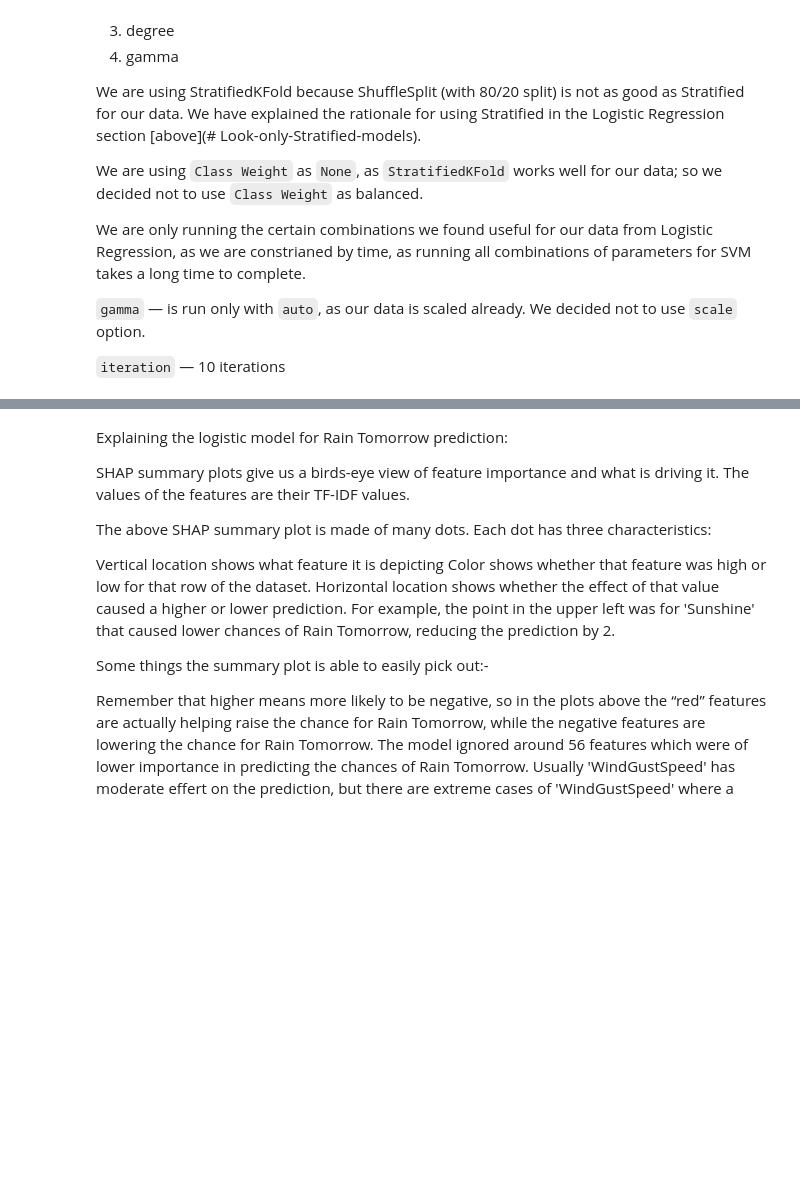
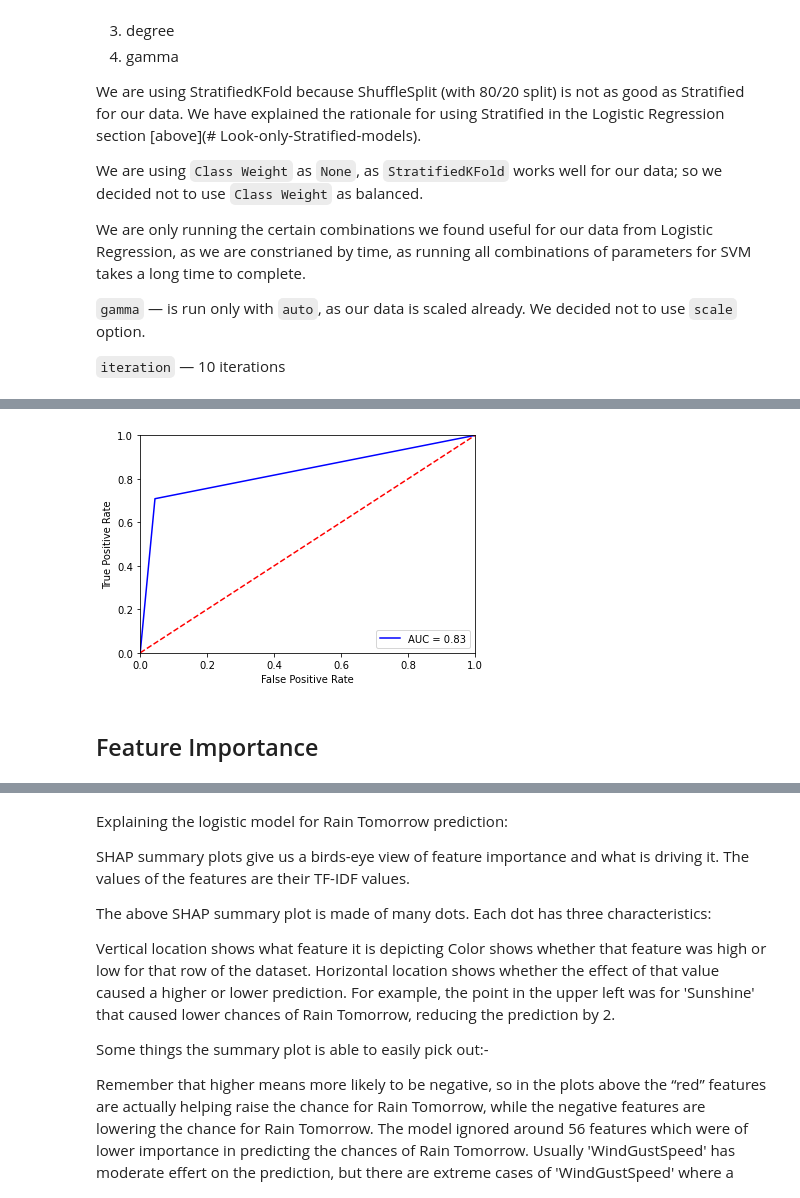
Before and after one commit to ravisiv/AussieWeatherEDA, a Jupyter notebook: MiniLab_Group3_Chowdhury_Mittal_Srivastava_Sivaraman.ipynb, the cells around one changed output, grey strips where cells are left out. Saved outputs shown, nothing was run; the diff lists cells and outputs as text; code cells hidden in the pictures; blank space fills up the shorter version.

```diff
--- a/MiniLab_Group3_Chowdhury_Mittal_Srivastava_Sivaraman.ipynb
+++ b/MiniLab_Group3_Chowdhury_Mittal_Srivastava_Sivaraman.ipynb
@@ -921,14 +872,0 @@ NameError: name 'model_stats' is not defined
-# %%
-# ROC
-for index, row in df_ret_svm.iterrows():
-    fpr = row["fpr"]
-    tpr = row["tpr"]
-    roc_auc = metrics.auc(fpr, tpr)
-    plt.plot(fpr, tpr, 'b', label = 'AUC = %0.2f' % roc_auc)
-    plt.legend(loc = 'lower right')
-    plt.plot([0, 1], [0, 1],'r--')
-    plt.xlim([0, 1])
-    plt.ylim([0, 1])
-    plt.ylabel('True Positive Rate')
-    plt.xlabel('False Positive Rate')
-    plt.show()
@@ -934,0 +906,4 @@ for index, row in df_ret_svm.iterrows():
+# %%
+model_perf_svm_df = model_perf_svm_df.sort_values(by=['AccuracyNone', 'MacroAvgf1-scoreNone','MacroAvgRecallNone'], ascending=False)
+# %%
+top_svm_model = model_perf_svm_df.head(1)
@@ -935,3 +915,21 @@ for index, row in df_ret_svm.iterrows():
+# %%
+# ROC
+for index, row in top_svm_model.iterrows():
+    fpr = row["fprNone"]
+    tpr = row["tprNone"]
+    roc_auc = metrics.auc(fpr, tpr)
+    plt.plot(fpr, tpr, 'b', label = 'AUC = %0.2f' % roc_auc)
+    plt.legend(loc = 'lower right')
+    plt.plot([0, 1], [0, 1],'r--')
+    plt.xlim([0, 1])
+    plt.ylim([0, 1])
+    plt.ylabel('True Positive Rate')
+    plt.xlabel('False Positive Rate')
+    plt.show()
+# %% [output]
+[figure, added]
+# %% [markdown]
+## Feature Importance
 # %%
 # now let's make a pandas Series with the names and values, and plot them
 
```
Also changed, not shown: parts of 27 cells of this notebook.
